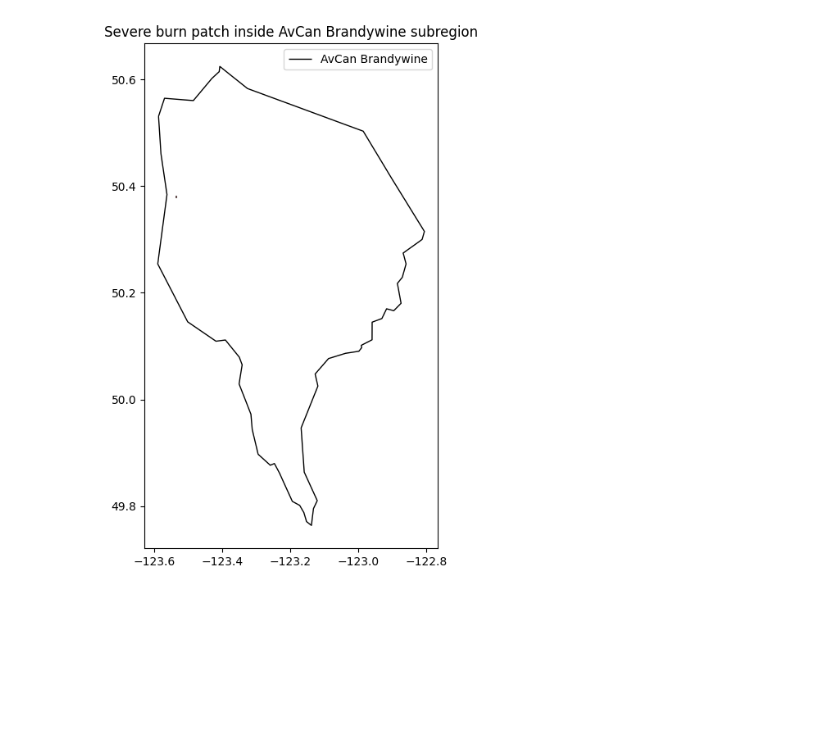
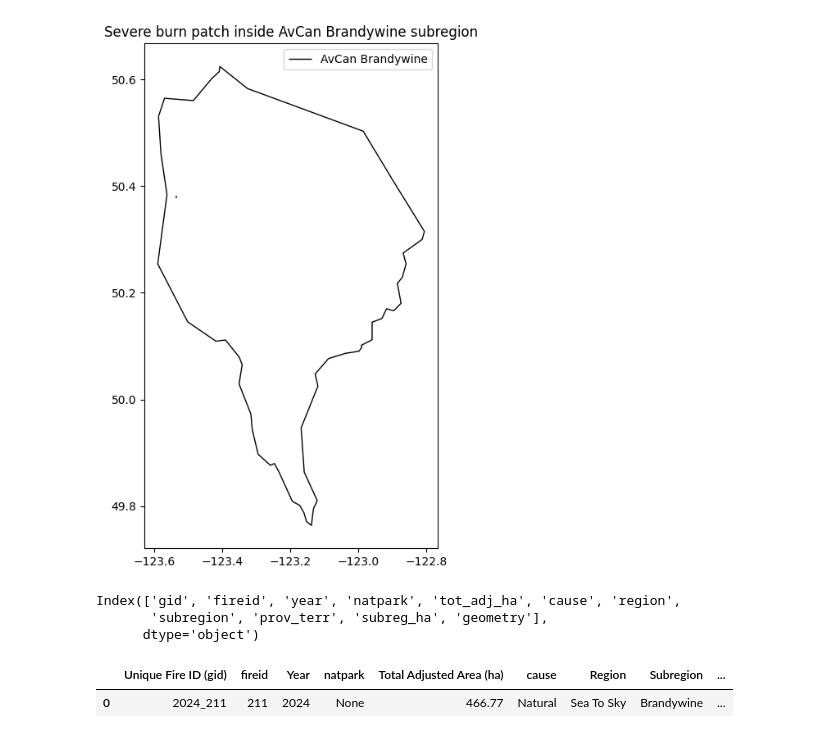
Before and after one commit to Mitch-P-Analyst/wildfire-risk-analysis, a Jupyter notebook: notebooks/severeburns.ipynb, the cells around one changed output. Cells and saved outputs as stored; diff of their text form; code cells hidden in the pictures; blank space fills up the shorter version.

Commit message:
severe burns ee implementation + visualise first severe burn nb

```diff
--- a/notebooks/severeburns.ipynb
+++ b/notebooks/severeburns.ipynb
@@ -30,6 +31,12 @@ severe_burn_file = REPO_ROOT / 'data/processed/severe_burns/Brandywine_big_sever
 severe_burn = gpd.read_file(severe_burn_file)
 print(f'Severe Burns loaded. {severe_burn.crs}\n')
 
+print(f'Loading all Brandywine burns shapefiles...')
+brandywine_burn_file = REPO_ROOT / 'data/processed/subregion_fires/Brandywine_fires_shp_files/Brandywine_fires_shp_files.shp'
+brandywine = gpd.read_file(brandywine_burn_file)
+print(f'Brandywine Burns loaded. {brandywine.crs}\n')
+
+
 print(f'Loading Avalanche Canada (AvCan) regions shapefile...')
 avcan_path = REPO_ROOT / "data/processed/avalanche_canada/AvCan_cleaned_subregions.geojson"
 avcan= gpd.read_file(avcan_path)
@@ -73,3 +84,27 @@ plt.show()
 See: https://matplotlib.org/stable/tutorials/intermediate/legend_guide.html#implementing-a-custom-legend-handler
   ax.legend()
 [figure]
+# %%
+brandywine.columns
+# %% [output]
+Index(['gid', 'fireid', 'year', 'natpark', 'tot_adj_ha', 'cause', 'region',
+       'subregion', 'prov_terr', 'subreg_ha', 'geometry'],
+      dtype='object')
+# %%
+brandywine = brandywine.rename(columns={
+    "year":"Year",
+    "tot_adj_ha":"Total Adjusted Area (ha)",
+    "region":"Region",
+    "subregion":"Subregion",
+    'gid':'Unique Fire ID (gid)'
+})
+
+brandywine['Total Adjusted Area (ha)'] = brandywine['Total Adjusted Area (ha)'].round(2)
+
+
+gid211 = brandywine[brandywine['Unique Fire ID (gid)'] == '2024_211']
+
+gid211
+# %% [output]
+|  | Unique Fire ID (gid) | fireid | Year | natpark | Total Adjusted Area (ha) | cause | Region | Subregion | ... |
+| 0 | 2024_211 | 211 | 2024 | None | 466.77 | Natural | Sea To Sky | Brandywine | ... |
```
Also changed, not shown: parts of 6 cells of this notebook, 6 other files.
